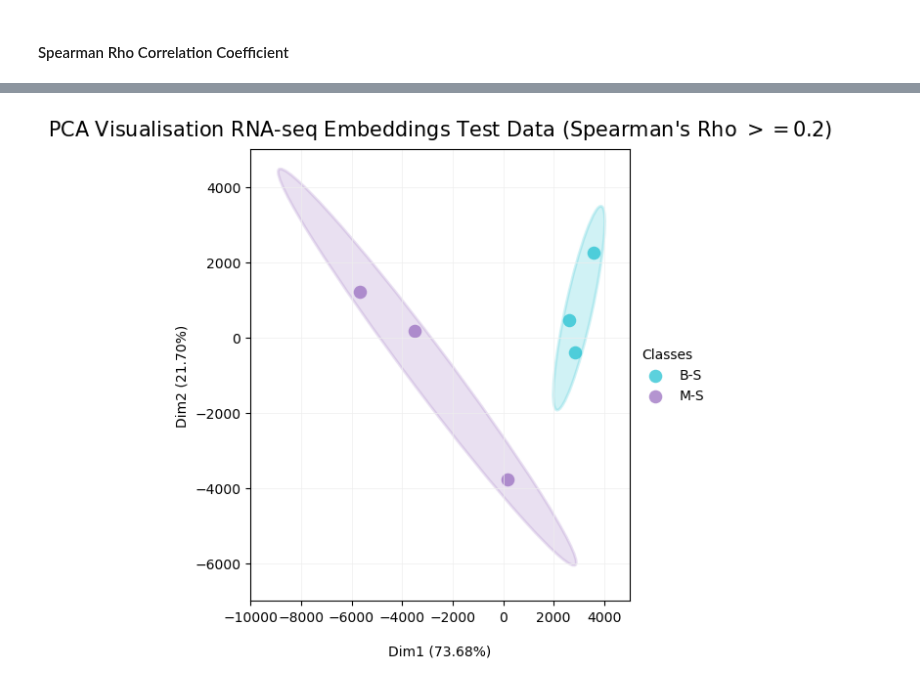
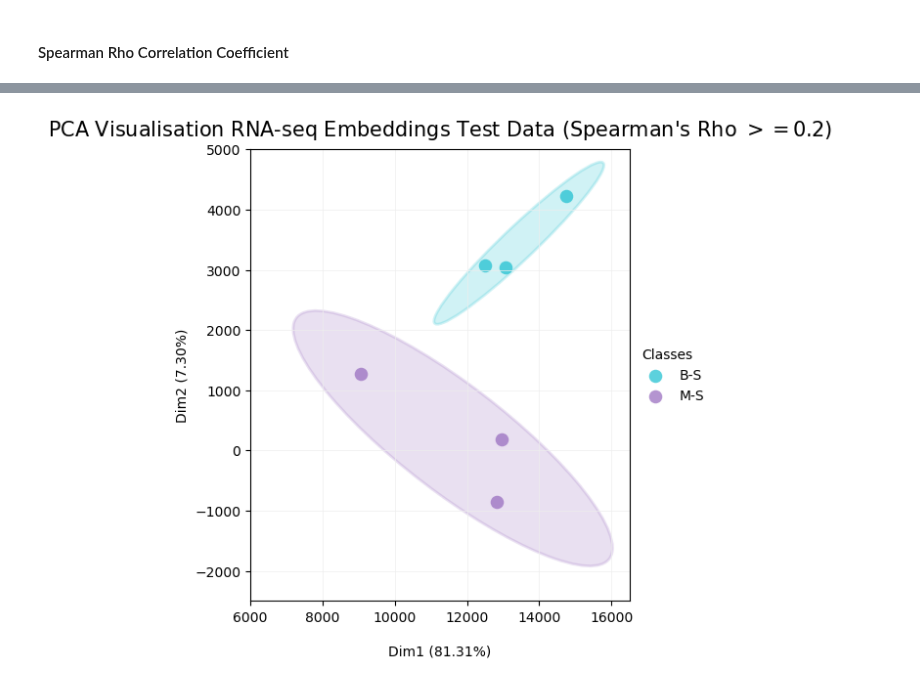
Before and after one commit to KristoferLintonReid/ultrasound-contrastivemodels, a Jupyter notebook: notebooks/inference.ipynb, the cells around one changed output, grey strips where cells are left out. Cells and saved outputs as stored; diff of their text form; code cells hidden in the pictures.

```diff
--- a/notebooks/inference.ipynb
+++ b/notebooks/inference.ipynb
@@ -1094,8 +1094,7 @@ image_features = image_test_df.drop(["image_name", "SURGICAL"], axis=1)
 image_class = image_test_df[["SURGICAL"]]
 
 # Create PCA with 2 components
-image_pca = PCA(n_components=2)
-image_prinComps = image_pca.fit_transform(image_features)
+image_prinComps = image_pca.transform(image_features)
 
 # Create DataFrame
 df_image_princComps = pd.DataFrame(data=image_prinComps, columns=["Principal Component 1", "Principal Component 2"])
@@ -1177,11 +1176,10 @@ image_features = image_features.loc[:, image_features.columns.isin(spearman_imag
 image_class = image_test_df[["SURGICAL"]]
 
 # Create PCA with 2 components
-image_pca = PCA(n_components=2)
-image_prinComps = image_pca.fit_transform(image_features)
+image_spear_prinComps = image_spear_pca.transform(image_features)
 
 # Create DataFrame
-df_image_princComps = pd.DataFrame(data=image_prinComps, columns=["Principal Component 1", "Principal Component 2"])
+df_image_princComps = pd.DataFrame(data=image_spear_prinComps, columns=["Principal Component 1", "Principal Component 2"])
 df_image_princComps
 # %% [output]
 |  | Principal Component 1 | Principal Component 2 |
@@ -1259,8 +1257,7 @@ rna_features = rna_test_df.drop(["image_name", "SURGICAL"], axis=1)
 rna_class = rna_test_df[["SURGICAL"]]
 
 # Create PCA with 2 components
-rna_pca = PCA(n_components=2)
-rna_prinComps = rna_pca.fit_transform(rna_features)
+rna_prinComps = rna_pca.transform(rna_features)
 
 # Create DataFrame
 df_rna_princComps = pd.DataFrame(data=rna_prinComps, columns=["Principal Component 1", "Principal Component 2"])
@@ -1343,11 +1340,10 @@ rna_features = rna_features.loc[:, rna_features.columns.isin(spearman_rna)]
 rna_class = rna_test_df[["SURGICAL"]]
 
 # Create PCA with 2 components
-rna_pca = PCA(n_components=2)
-rna_prinComps = rna_pca.fit_transform(rna_features)
+rna_spear_prinComps = rna_spear_pca.transform(rna_features)
 
 # Create DataFrame
-df_rna_princComps = pd.DataFrame(data=rna_prinComps, columns=["Principal Component 1", "Principal Component 2"])
+df_rna_princComps = pd.DataFrame(data=rna_spear_prinComps, columns=["Principal Component 1", "Principal Component 2"])
 df_rna_princComps
 # %% [output]
 |  | Principal Component 1 | Principal Component 2 |
@@ -1384,35 +1380,35 @@ for target, colour in zip(targets, colours):
     ydata = df_rna_pca_class.loc[indicesToKeep, "Principal Component 2"]
 
     # Get values to build the ellipse
     cov = np.cov(xdata, ydata)
     vals, vecs = eigsorted(cov)
     theta = np.degrees(np.arctan2(*vecs[:,0][::-1]))
     w, h = 2 * 2 * np.sqrt(vals)
 
     # Create the ellipse
     ell = Ellipse(xy=(np.mean(xdata), np.mean(ydata)),
                   width=w, height=h,
                   angle=theta,
                   color=colour, linewidth=2, alpha=0.2)
 
     ell.set_facecolor(colour) # reference the colour for each factor (defined by lab)
     ax.add_artist(ell)
     ax.scatter(xdata, ydata,
                label=target, # use labels provided above
                c=colour, # use colors provided above
                lw=0, #remove the outer line of each point
                alpha=0.7, # increase transparency of points
                s=95) # increase the size of points
 
  # Add labels showing percentage of the variance explained
 ax.set_title("PCA Visualisation RNA-seq Embeddings Test Data (Spearman's Rho $ >= 0.2$)", fontsize = 15, pad=10)
-ax.set_xlabel('Dim1 ({:.2f}%)'.format(rna_pca.explained_variance_ratio_[0]*100), fontsize=10, labelpad=15)
-ax.set_xlim(-10000,5000)
-ax.set_ylabel('Dim2 ({:.2f}%)'.format(rna_pca.explained_variance_ratio_[1]*100), fontsize=10)
-ax.set_ylim(-7000,5000)
+ax.set_xlabel('Dim1 ({:.2f}%)'.format(rna_spear_pca.explained_variance_ratio_[0]*100), fontsize=10, labelpad=15)
+ax.set_xlim(6000,16500)
+ax.set_ylabel('Dim2 ({:.2f}%)'.format(rna_spear_pca.explained_variance_ratio_[1]*100), fontsize=10)
+ax.set_ylim(-2500,5000)
 ax.grid(which="major", color="#EEEEEE", linewidth=0.5)
 
 plt.legend(bbox_to_anchor=(1, 0.5), loc="center left", frameon=False, title="Classes", alignment="left")
 plt.show()
 # %% [output]
-[figure, old version]
+[figure, new version]
```
Also changed, not shown: parts of 17 cells of this notebook.
